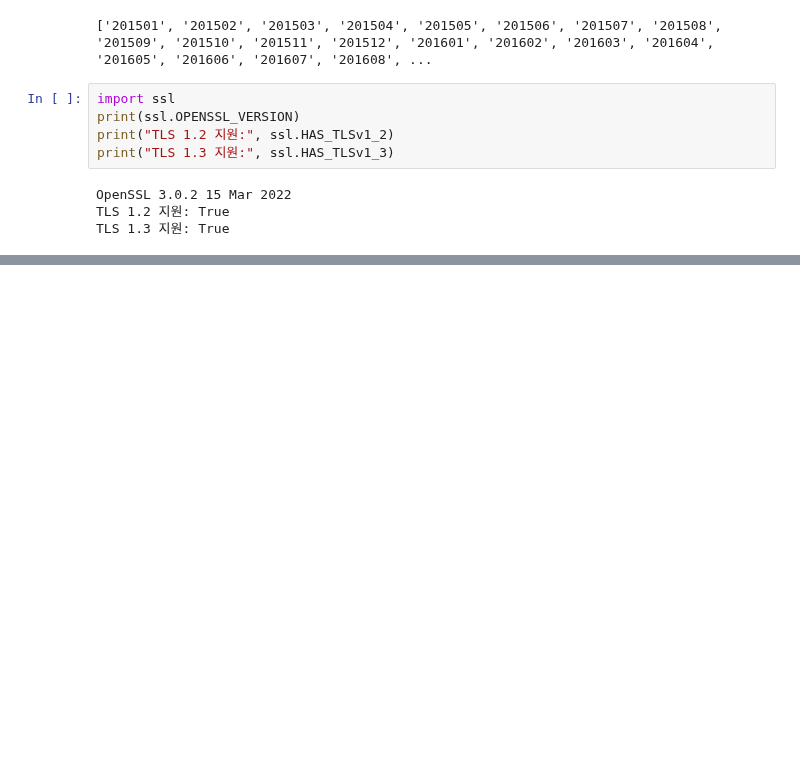
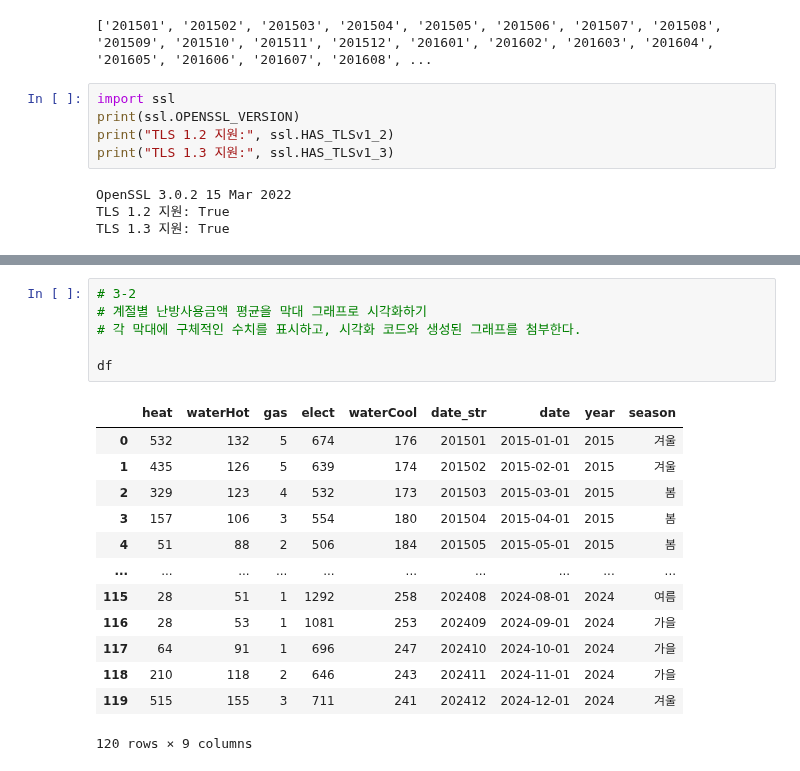
Before and after one commit to kamser0415/Data-Analysis-with-Open-Source, a Jupyter notebook: 오픈소스_데이터_분석_6강.ipynb, the cells around one changed output, grey strips where cells are left out. Drawn from its saved outputs; the diff is of its cells as text; blank space fills up the shorter version.

```diff
--- a/오픈소스_데이터_분석_6강.ipynb
+++ b/오픈소스_데이터_분석_6강.ipynb
@@ -344,0 +377,20 @@ WARNING:matplotlib.font_manager:findfont: Font family 'NanumBarunGothic' not fou
+# %%
+# 3-2
+# 계절별 난방사용금액 평균을 막대 그래프로 시각화하기
+# 각 막대에 구체적인 수치를 표시하고, 시각화 코드와 생성된 그래프를 첨부한다.
+
+df
+# %% [output]
+|  | heat | waterHot | gas | elect | waterCool | date_str | date | year | season |
+| 0 | 532 | 132 | 5 | 674 | 176 | 201501 | 2015-01-01 | 2015 | 겨울 |
+| 1 | 435 | 126 | 5 | 639 | 174 | 201502 | 2015-02-01 | 2015 | 겨울 |
+| 2 | 329 | 123 | 4 | 532 | 173 | 201503 | 2015-03-01 | 2015 | 봄 |
+| 3 | 157 | 106 | 3 | 554 | 180 | 201504 | 2015-04-01 | 2015 | 봄 |
+| 4 | 51 | 88 | 2 | 506 | 184 | 201505 | 2015-05-01 | 2015 | 봄 |
+| ... | ... | ... | ... | ... | ... | ... | ... | ... | ... |
+| 115 | 28 | 51 | 1 | 1292 | 258 | 202408 | 2024-08-01 | 2024 | 여름 |
+| 116 | 28 | 53 | 1 | 1081 | 253 | 202409 | 2024-09-01 | 2024 | 가을 |
+| 117 | 64 | 91 | 1 | 696 | 247 | 202410 | 2024-10-01 | 2024 | 가을 |
+| 118 | 210 | 118 | 2 | 646 | 243 | 202411 | 2024-11-01 | 2024 | 가을 |
+| 119 | 515 | 155 | 3 | 711 | 241 | 202412 | 2024-12-01 | 2024 | 겨울 |
+120 rows × 9 columns
```
Also changed, not shown: parts of 8 cells of this notebook.
